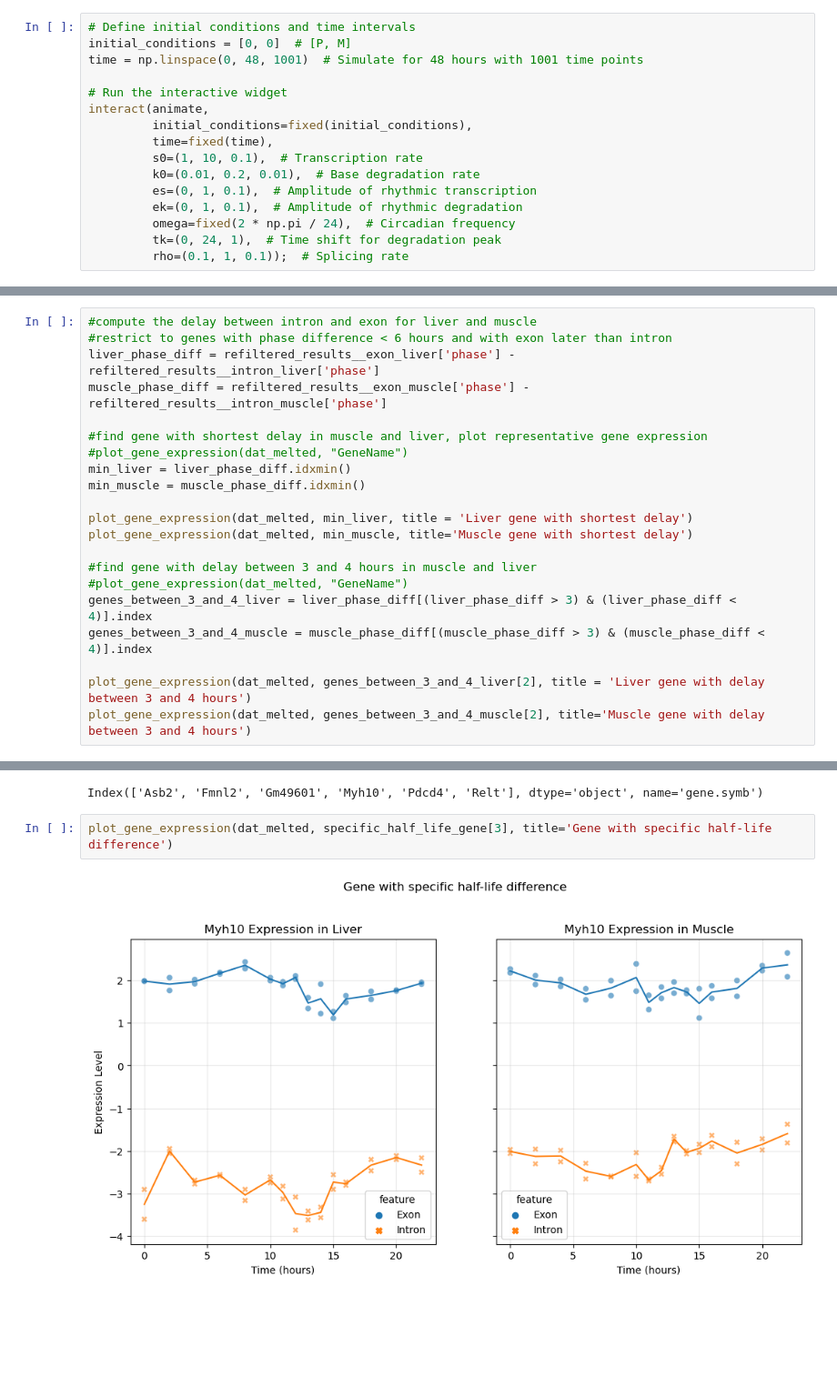
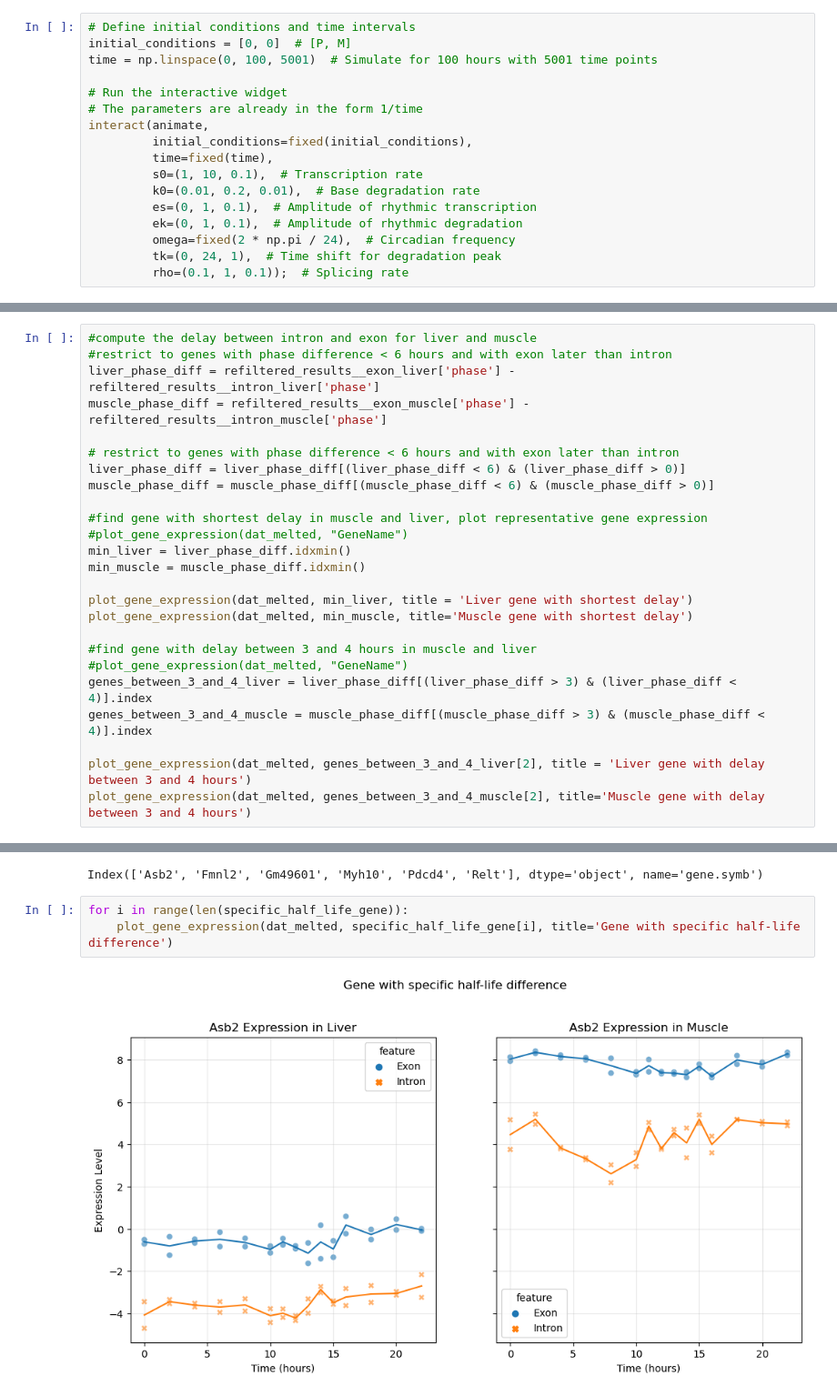
Before and after one commit to GregoirePachebat/group_18, a Jupyter notebook: Week11/Exercise_Week11_12_B_Exercises.ipynb, the cells around one changed output, grey strips where cells are left out. Shown at 91% size. Cells and saved outputs as stored; diff of their text form; blank space fills up the shorter version.

```diff
--- a/Week11/Exercise_Week11_12_B_Exercises.ipynb
+++ b/Week11/Exercise_Week11_12_B_Exercises.ipynb
@@ -129,9 +129,10 @@ def animate(initial_conditions, time, s0=5, k0=0.05, es=0.5, ek=0, omega=2*np.pi
 # %%
 # Define initial conditions and time intervals
 initial_conditions = [0, 0]  # [P, M]
-time = np.linspace(0, 48, 1001)  # Simulate for 48 hours with 1001 time points
+time = np.linspace(0, 100, 5001)  # Simulate for 100 hours with 5001 time points
 
 # Run the interactive widget
+# The parameters are already in the form 1/time
 interact(animate,
          initial_conditions=fixed(initial_conditions),
          time=fixed(time),
@@ -643,6 +632,10 @@ We can also see a higher density of point around the points (modulo 24 hour) $(0
 #restrict to genes with phase difference < 6 hours and with exon later than intron
 liver_phase_diff = refiltered_results__exon_liver['phase'] - refiltered_results__intron_liver['phase']
 muscle_phase_diff = refiltered_results__exon_muscle['phase'] - refiltered_results__intron_muscle['phase']
+
+# restrict to genes with phase difference < 6 hours and with exon later than intron
+liver_phase_diff = liver_phase_diff[(liver_phase_diff < 6) & (liver_phase_diff > 0)]
+muscle_phase_diff = muscle_phase_diff[(muscle_phase_diff < 6) & (muscle_phase_diff > 0)]
 
 #find gene with shortest delay in muscle and liver, plot representative gene expression
 #plot_gene_expression(dat_melted, "GeneName")
@@ -717,6 +715,7 @@ print(specific_half_life_gene)
 # %% [output]
 Index(['Asb2', 'Fmnl2', 'Gm49601', 'Myh10', 'Pdcd4', 'Relt'], dtype='object', name='gene.symb')
 # %%
-plot_gene_expression(dat_melted, specific_half_life_gene[3], title='Gene with specific half-life difference')
+for i in range(len(specific_half_life_gene)):
+    plot_gene_expression(dat_melted, specific_half_life_gene[i], title='Gene with specific half-life difference')
 # %% [output]
-[figure, old version]
+[figure, new version]
```
Also changed, not shown: parts of 8 cells of this notebook, 1 other file.
